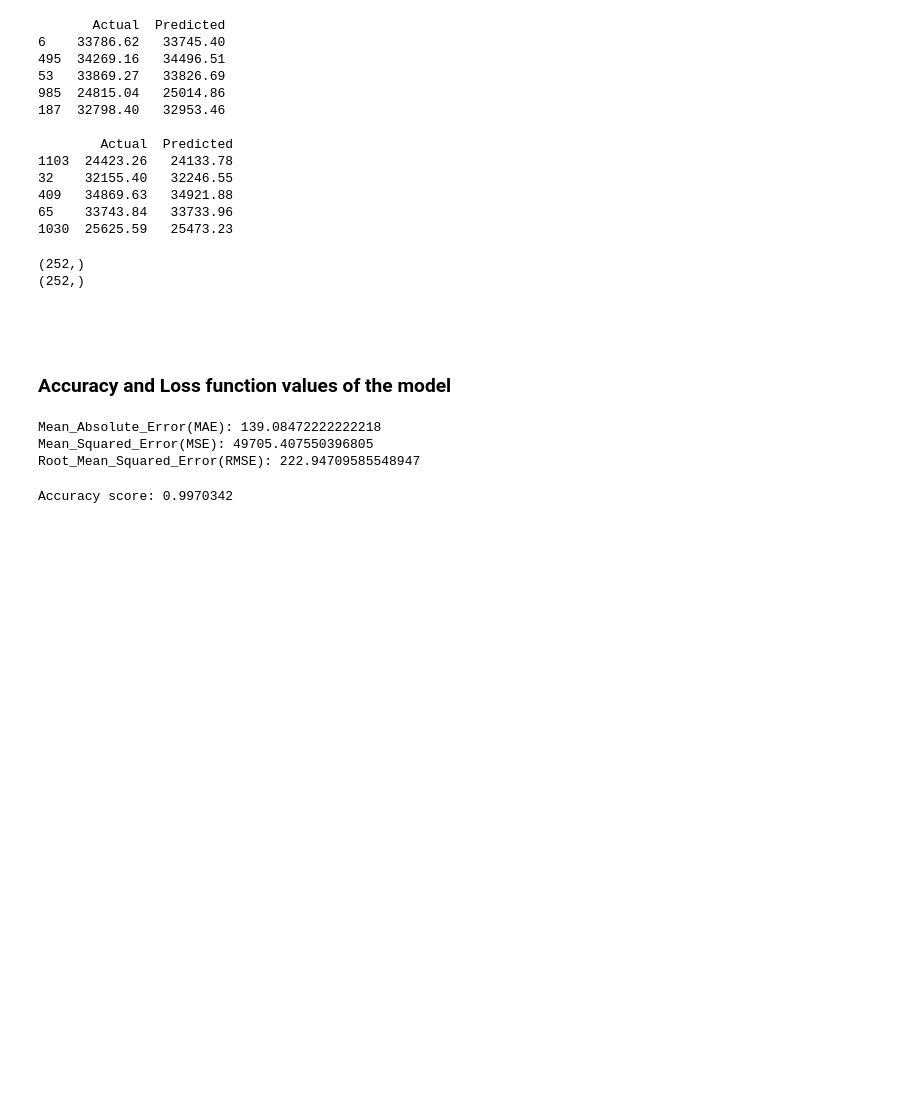
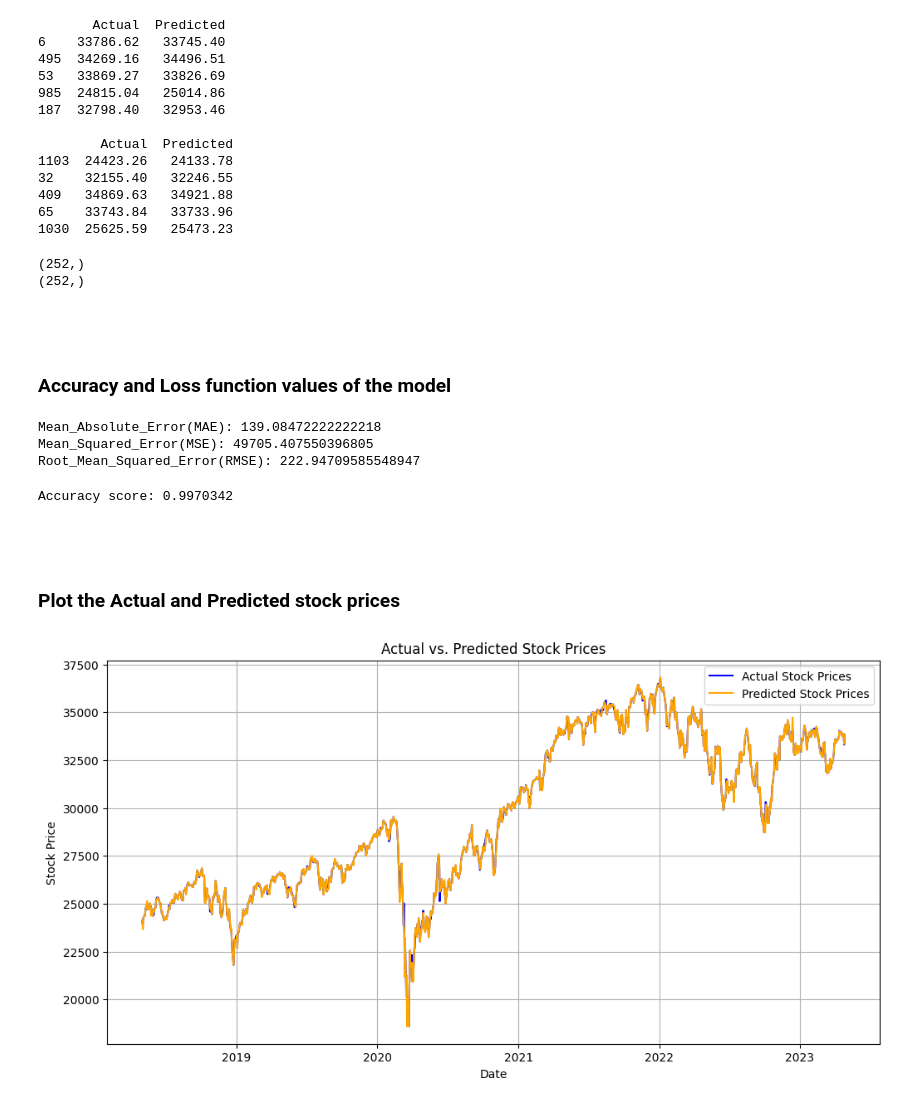
Before and after one commit to Pasindu-Madhuwantha/Machine-Learning-Assignment, a Jupyter notebook: 2. notebooks/IT20613136/decision_tree_model_for_stock_price_prediction.ipynb, the cells around one changed output. Cells and saved outputs as stored; diff of their text form; code cells hidden in the pictures; blank space fills up the shorter version.

Commit message:
Plot the actual and predicted stock prices

```diff
--- a/2. notebooks/IT20613136/decision_tree_model_for_stock_price_prediction.ipynb
+++ b/2. notebooks/IT20613136/decision_tree_model_for_stock_price_prediction.ipynb
@@ -207,3 +207,23 @@ dt_scores = cross_val_score(dt_fit, X_train, y_train, cv = 5)
 print("Accuracy score: {:.7f}".format(model.score(X_test, y_test)))
 # %% [output]
 Accuracy score: 0.9970342
+# %% [markdown]
+<br/>
+# %% [markdown]
+### Plot the Actual and Predicted stock prices
+# %%
+# Plotting the actual stock prices
+plt.figure(figsize=(12, 6))
+plt.plot(df['Date'], df['Adj Close'], label='Actual Stock Prices', color='blue')
+
+# Plotting the predicted stock prices for the entire dataset
+plt.plot(df['Date'], model.predict(X), label='Predicted Stock Prices', color='orange')
+
+plt.title('Actual vs. Predicted Stock Prices')
+plt.xlabel('Date')
+plt.ylabel('Stock Price')
+plt.legend()
+plt.grid(True)
+plt.show()
+# %% [output]
+[figure, added]
```
